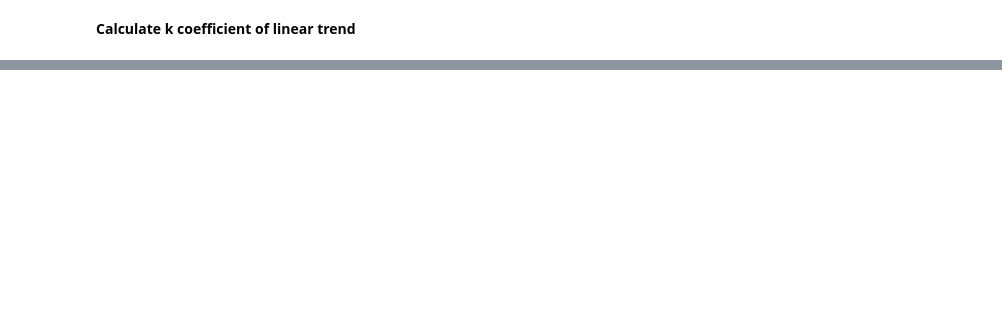
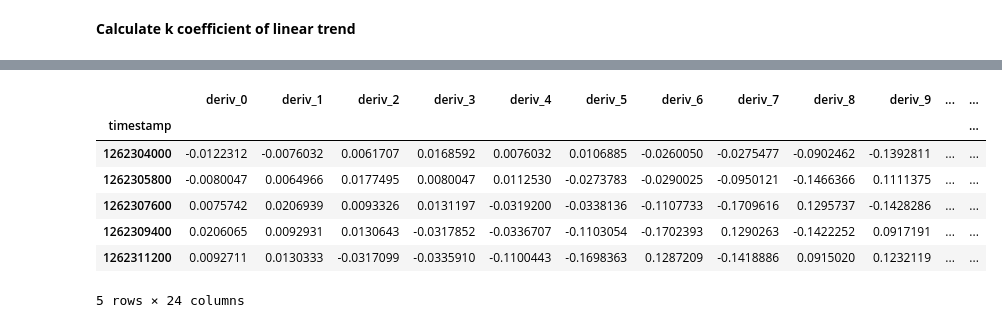
Before and after one commit to denisvivdenko/stock-prices-pattern-recognition, a Jupyter notebook: notebooks/data_preprocessing_for_som_classification.ipynb, the cells around one changed output, grey strips where cells are left out. Saved outputs shown, nothing was run; the diff lists cells and outputs as text; code cells hidden in the pictures; blank space fills up the shorter version.

```diff
--- a/notebooks/data_preprocessing_for_som_classification.ipynb
+++ b/notebooks/data_preprocessing_for_som_classification.ipynb
@@ -252,0 +382,14 @@ calculate_k_coef(first_value, first_timestamp, last_value, last_timestamp)
+# %%
+norm_final_dataset = pd.DataFrame(normalizer.transform(final_dataset), index=final_dataset.index,
+                                  columns=final_dataset.columns)
+# %%
+norm_final_dataset.head()
+# %% [output]
+|  | deriv_0 | deriv_1 | deriv_2 | deriv_3 | deriv_4 | deriv_5 | deriv_6 | deriv_7 | deriv_8 | deriv_9 | ... | ... |
+| timestamp |  |  |  |  |  |  |  |  |  |  |  | ... |
+| 1262304000 | -0.0122312 | -0.0076032 | 0.0061707 | 0.0168592 | 0.0076032 | 0.0106885 | -0.0260050 | -0.0275477 | -0.0902462 | -0.1392811 | ... | ... |
+| 1262305800 | -0.0080047 | 0.0064966 | 0.0177495 | 0.0080047 | 0.0112530 | -0.0273783 | -0.0290025 | -0.0950121 | -0.1466366 | 0.1111375 | ... | ... |
+| 1262307600 | 0.0075742 | 0.0206939 | 0.0093326 | 0.0131197 | -0.0319200 | -0.0338136 | -0.1107733 | -0.1709616 | 0.1295737 | -0.1428286 | ... | ... |
+| 1262309400 | 0.0206065 | 0.0092931 | 0.0130643 | -0.0317852 | -0.0336707 | -0.1103054 | -0.1702393 | 0.1290263 | -0.1422252 | 0.0917191 | ... | ... |
+| 1262311200 | 0.0092711 | 0.0130333 | -0.0317099 | -0.0335910 | -0.1100443 | -0.1698363 | 0.1287209 | -0.1418886 | 0.0915020 | 0.1232119 | ... | ... |
+5 rows × 24 columns
```
Also changed, not shown: parts of 23 cells of this notebook, 1 other file.
